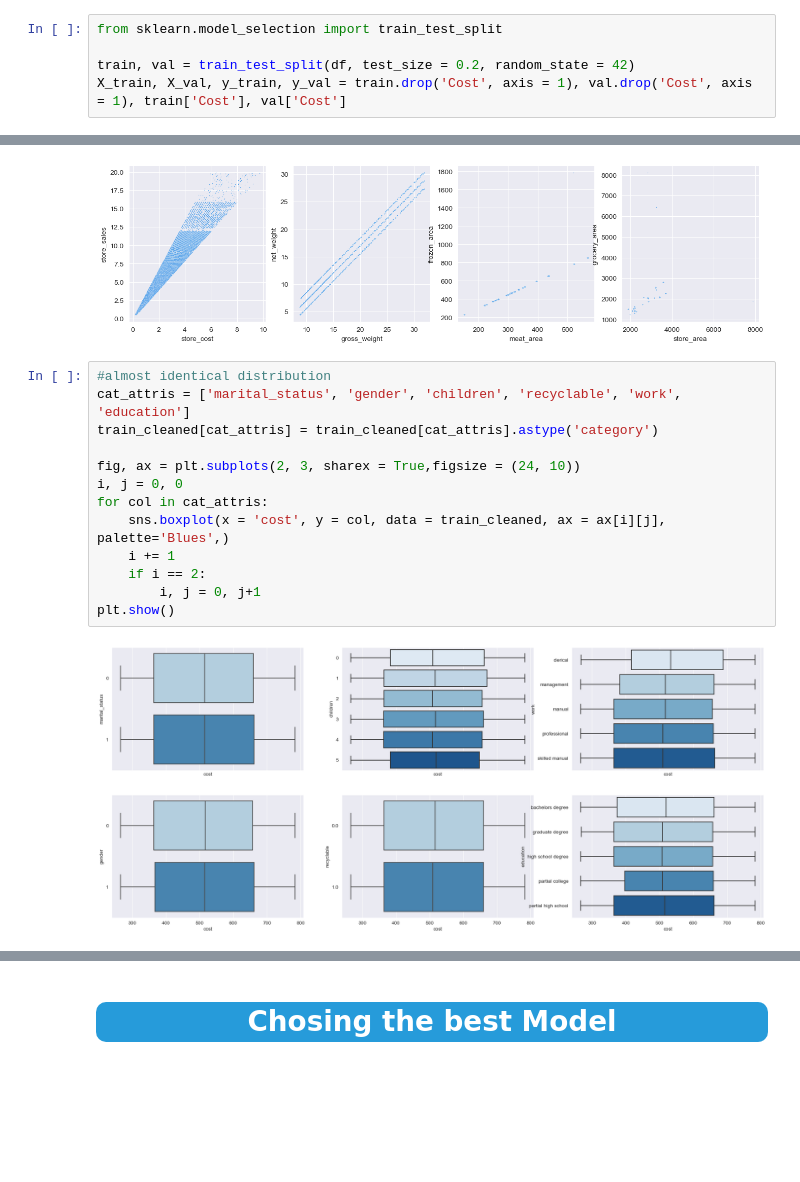
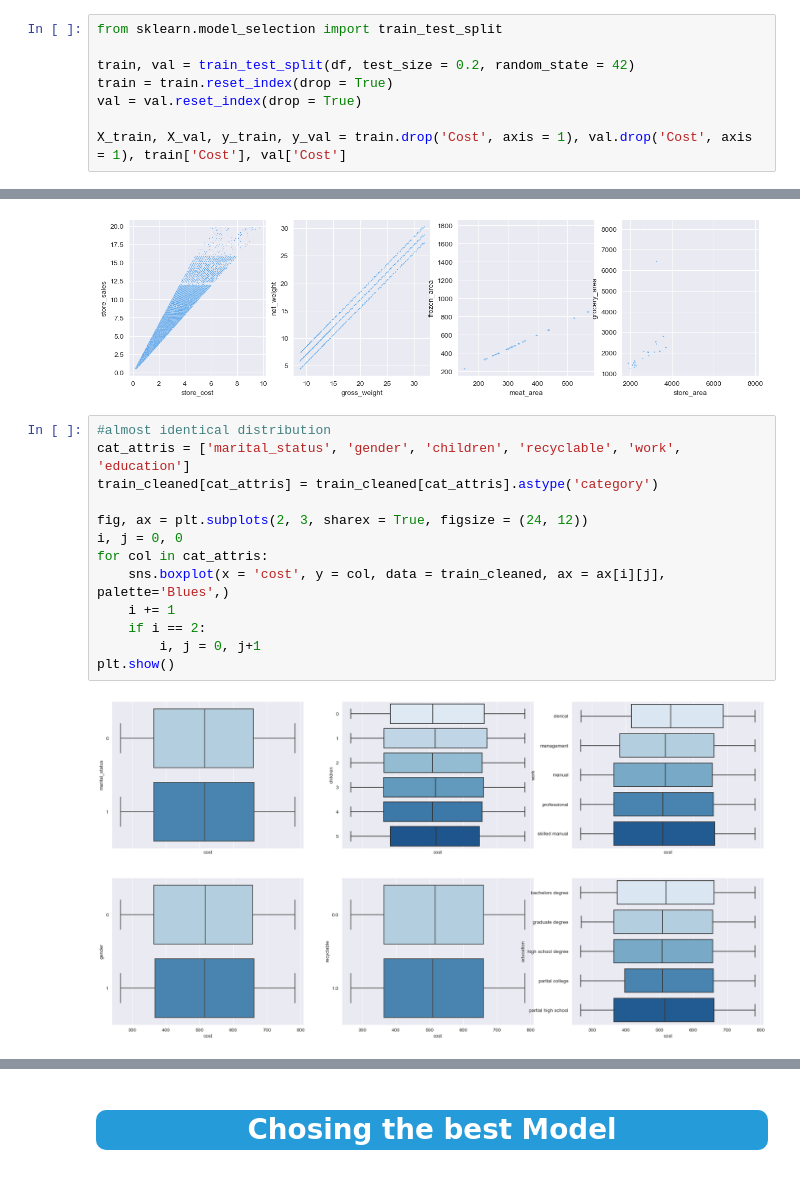
Before and after one commit to AyaHazem61/IEEE-ManSB-VICTORIS-2.0-Data-Science-Competition, a Jupyter notebook: IEEE-ManSB-VICTORIS-2.0-Filtration/regression-challenge-predicting-market-cost.ipynb, the cells around one changed output, grey strips where cells are left out. Saved outputs shown, nothing was run; the diff lists cells and outputs as text; blank space fills up the shorter version.

```diff
--- a/IEEE-ManSB-VICTORIS-2.0-Filtration/regression-challenge-predicting-market-cost.ipynb
+++ b/IEEE-ManSB-VICTORIS-2.0-Filtration/regression-challenge-predicting-market-cost.ipynb
@@ -304,6 +298,9 @@ df.loc[(df == 'missing').any(axis = 1)]
 from sklearn.model_selection import train_test_split
 
 train, val = train_test_split(df, test_size = 0.2, random_state = 42)
+train = train.reset_index(drop = True)
+val = val.reset_index(drop = True)
+
 X_train, X_val, y_train, y_val = train.drop('Cost', axis = 1), val.drop('Cost', axis = 1), train['Cost'], val['Cost']
 # %%
 cols_rename = ['batch_num', 'person_description', 'place_code', 'customer_order',
@@ -754,18 +495,18 @@ plt.show()
 # %%
 #almost identical distribution
 cat_attris = ['marital_status', 'gender', 'children', 'recyclable', 'work', 'education']
 train_cleaned[cat_attris] = train_cleaned[cat_attris].astype('category')
 
-fig, ax = plt.subplots(2, 3, sharex = True,figsize = (24, 10))
+fig, ax = plt.subplots(2, 3, sharex = True, figsize = (24, 12))
 i, j = 0, 0
 for col in cat_attris:
     sns.boxplot(x = 'cost', y = col, data = train_cleaned, ax = ax[i][j], palette='Blues',)
     i += 1
     if i == 2:
         i, j = 0, j+1
 plt.show()
 # %% [output]
-[figure, old version]
+[figure, new version]
 # %%
 #variance in distribution between categories
 
```
Also changed, not shown: parts of 31 cells of this notebook, 1 other file.
